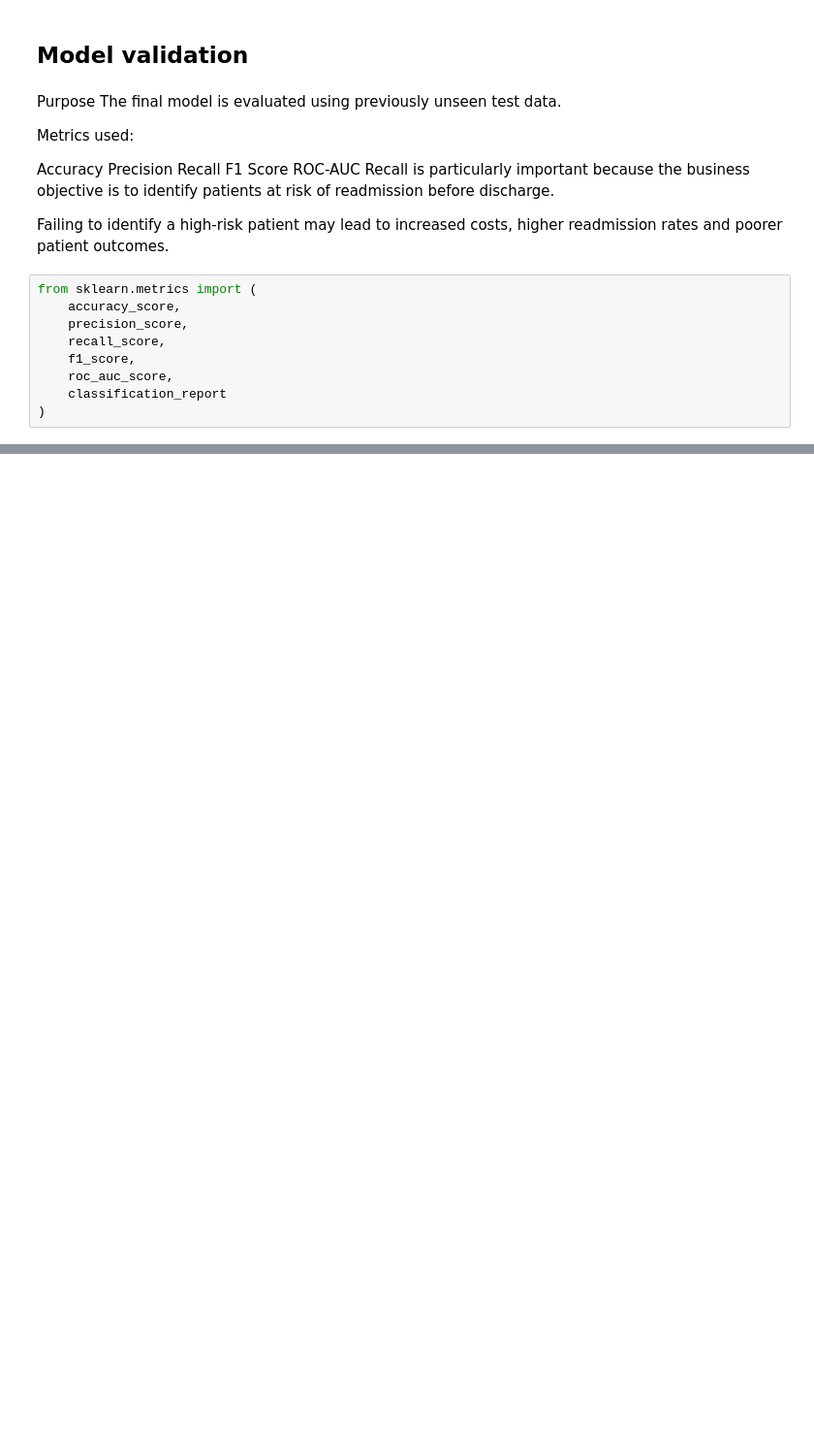
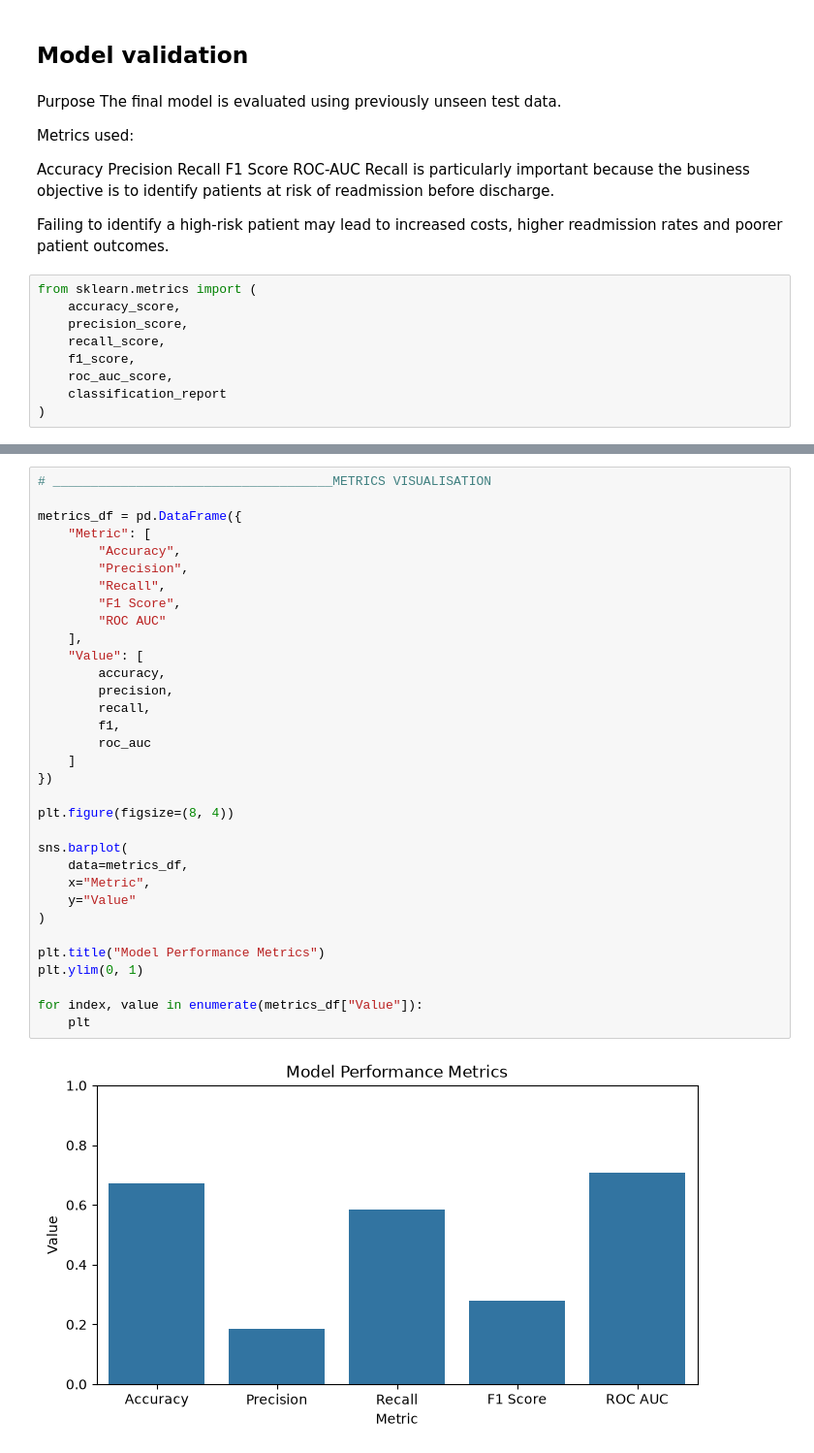
Before and after one commit to Tshego-1992/Capstone-CAP182, a Jupyter notebook: Notebooks/SS3_PartB.ipynb, the cells around one changed output, grey strips where cells are left out. Shown at 97% size. Drawn from its saved outputs; the diff is of its cells as text; blank space fills up the shorter version.

```diff
--- a/Notebooks/SS3_PartB.ipynb
+++ b/Notebooks/SS3_PartB.ipynb
@@ -510,0 +866,35 @@ weighted avg       0.85      0.83      0.84      1377
+# %%
+# _____________________________________METRICS VISUALISATION
+
+metrics_df = pd.DataFrame({
+    "Metric": [
+        "Accuracy",
+        "Precision",
+        "Recall",
+        "F1 Score",
+        "ROC AUC"
+    ],
+    "Value": [
+        accuracy,
+        precision,
+        recall,
+        f1,
+        roc_auc
+    ]
+})
+
+plt.figure(figsize=(8, 4))
+
+sns.barplot(
+    data=metrics_df,
+    x="Metric",
+    y="Value"
+)
+
+plt.title("Model Performance Metrics")
+plt.ylim(0, 1)
+
+for index, value in enumerate(metrics_df["Value"]):
+    plt
+# %% [output]
+[figure, added]
```
Also changed, not shown: parts of 25 cells of this notebook.
